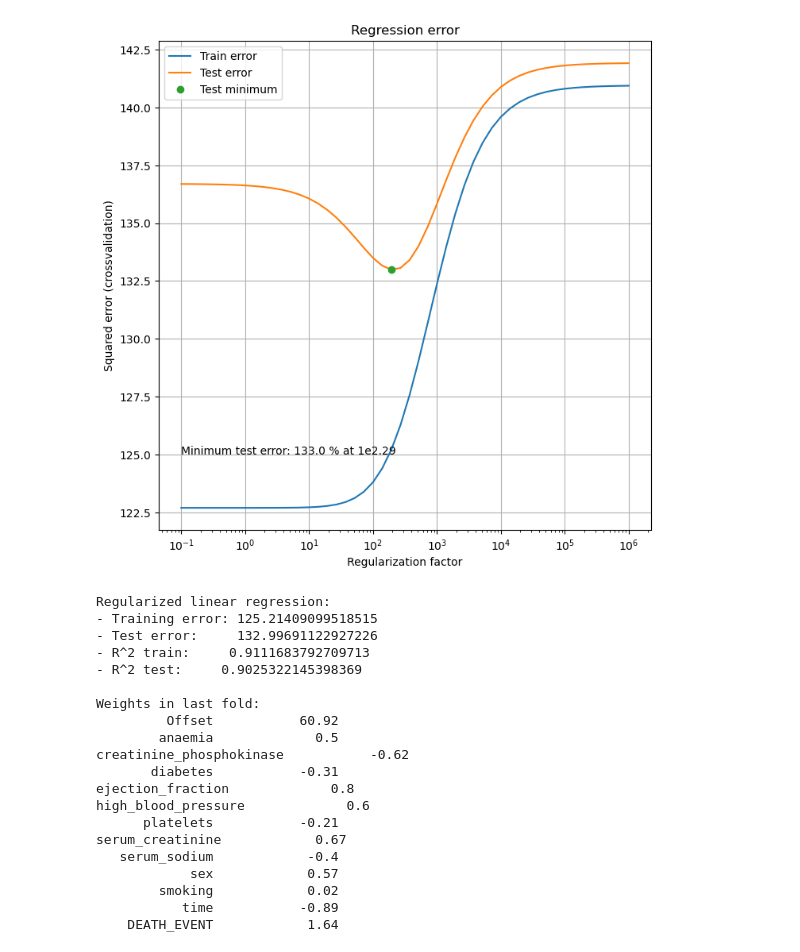
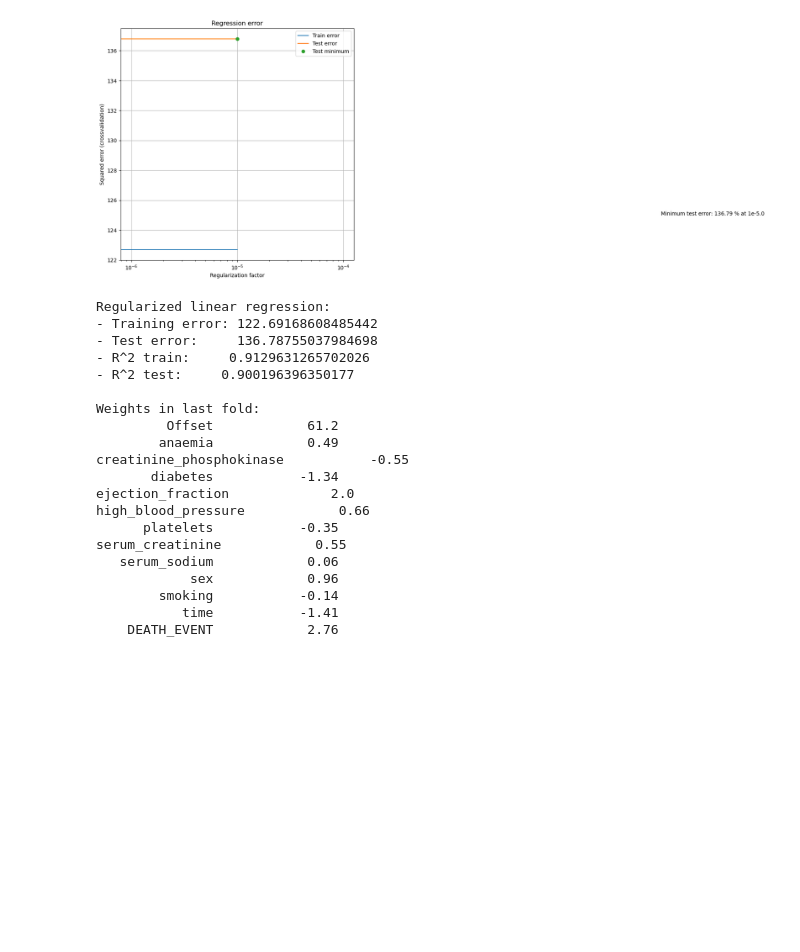
Before and after one commit to Erik100001000000/code, a Jupyter notebook: RegressionLambda.ipynb, the cells around one changed output. Drawn from its saved outputs; the diff is of its cells as text; code cells hidden in the pictures; blank space fills up the shorter version.

```diff
--- a/RegressionLambda.ipynb
+++ b/RegressionLambda.ipynb
@@ -30,7 +30,7 @@ CV = model_selection.KFold(K, shuffle=True)
 #CV = model_selection.KFold(K, shuffle=False)
 
 # Values of lambda
-lambdas = np.logspace(-1, 6, 50)
+lambdas = [0, 0.000010]
 
 # Initialize variables
 #T = len(lambdas)
@@ -97,51 +97,51 @@ for train_index, test_index in CV.split(X,y):
         plt.figure(figsize=(8,8))
         plt.semilogx(lambdas, train_err_vs_lambda)
         plt.semilogx(lambdas, test_err_vs_lambda)
         plt.semilogx(opt_lambda, opt_val_err, 'o')
         plt.text(1e-1, 125, "Minimum test error: " + str(np.round(opt_val_err,2)) + ' % at 1e' + str(np.round(np.log10(opt_lambda),2)))
         plt.xlabel('Regularization factor')
         plt.ylabel('Squared error (crossvalidation)')
         plt.title('Regression error')
         plt.legend(['Train error','Test error', 'Test minimum'], loc="best")
         plt.grid()
 
     # To inspect the used indices, use these print statements
     #print('Cross validation fold {0}/{1}:'.format(k+1,K))
     #print('Train indices: {0}'.format(train_index))
     #print('Test indices: {0}\n'.format(test_index))
 
     k+=1
 
 plt.show()
 # Display results
 print('Regularized linear regression:')
 print('- Training error: {0}'.format(train_err_opt_lambda.mean()))
 print('- Test error:     {0}'.format(test_err_opt_lambda.mean()))
 print('- R^2 train:     {0}'.format((Error_train_nofeatures.sum()-train_err_opt_lambda.mean())/Error_train_nofeatures.sum()))
 print('- R^2 test:     {0}\n'.format((Error_test_nofeatures.sum()-test_err_opt_lambda.mean())/Error_test_nofeatures.sum()))
 
 print('Weights in last fold:')
 for m in range(M):
     print('{:>15} {:>15}'.format(attributeNames[m], np.round(w_opt_lambda[m, -1],2)))
 # %% [output]
-[figure, old version]
+[figure, new version]
 Regularized linear regression:
-- Training error: 125.21409099518515
-- Test error:     132.99691122927226
-- R^2 train:     0.9111683792709713
-- R^2 test:     0.9025322145398369
+- Training error: 122.69168608485442
+- Test error:     136.78755037984698
+- R^2 train:     0.9129631265702026
+- R^2 test:     0.900196396350177
 
 Weights in last fold:
-         Offset           60.92
-        anaemia             0.5
-creatinine_phosphokinase           -0.62
-       diabetes           -0.31
-ejection_fraction             0.8
-high_blood_pressure             0.6
-      platelets           -0.21
-serum_creatinine            0.67
-   serum_sodium            -0.4
-            sex            0.57
-        smoking            0.02
-           time           -0.89
-    DEATH_EVENT            1.64
+         Offset            61.2
+        anaemia            0.49
+creatinine_phosphokinase           -0.55
+       diabetes           -1.34
+ejection_fraction             2.0
+high_blood_pressure            0.66
+      platelets           -0.35
+serum_creatinine            0.55
+   serum_sodium            0.06
+            sex            0.96
+        smoking           -0.14
+           time           -1.41
+    DEATH_EVENT            2.76
```
Also changed, not shown: 4 other files.
